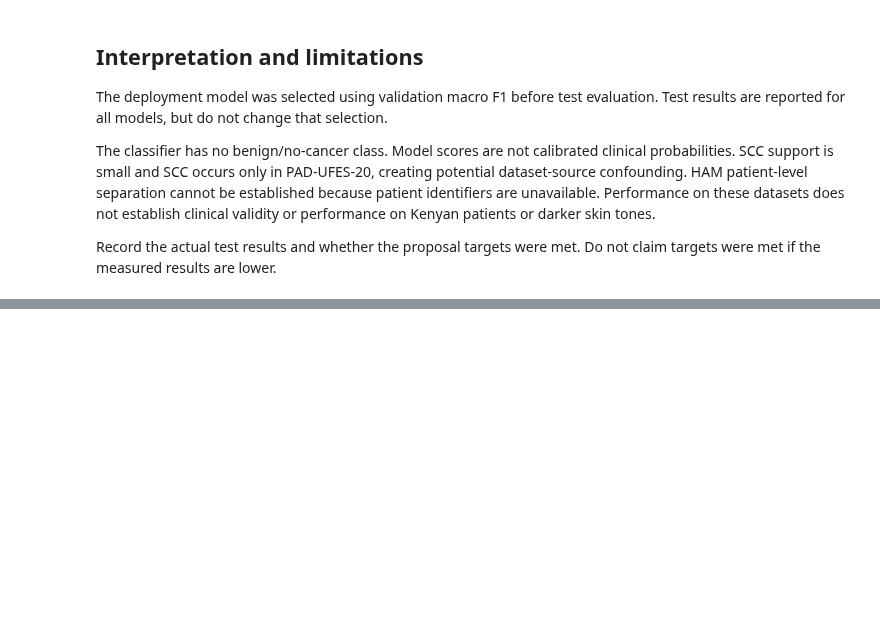
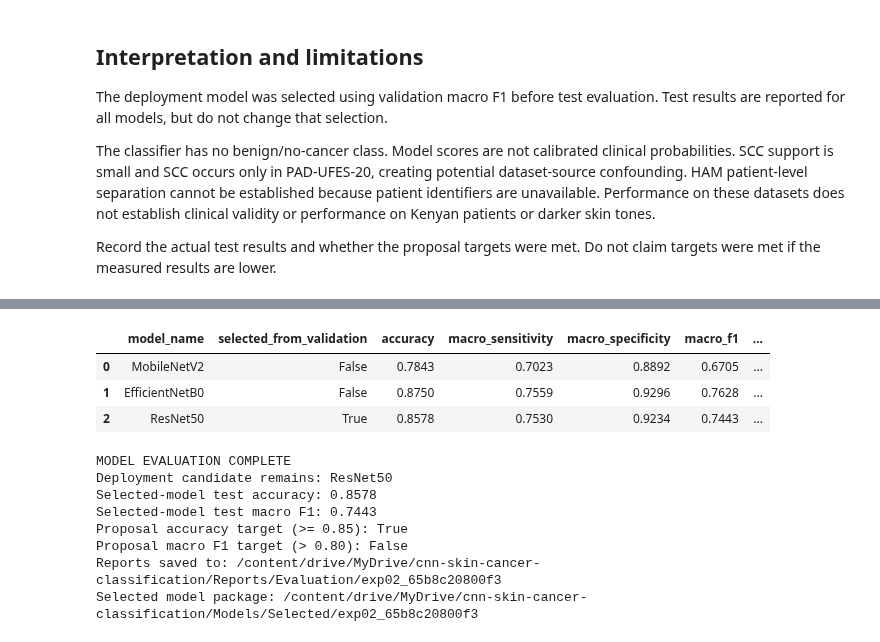
Before and after one commit to Chetalam/cnn-skin-cancer-classification, a Jupyter notebook: notebooks/06_model_evaluation.ipynb, the cells around one changed output, grey strips where cells are left out. Drawn from its saved outputs; the diff is of its cells as text; code cells hidden in the pictures; blank space fills up the shorter version.

```diff
--- a/notebooks/06_model_evaluation.ipynb
+++ b/notebooks/06_model_evaluation.ipynb
@@ -378,0 +814,42 @@ Record the actual test results and whether the proposal targets were met. Do not
+# %%
+comparison = pd.DataFrame(summaries)
+columns = ['model_name', 'selected_from_validation', 'accuracy', 'macro_sensitivity',
+           'macro_specificity', 'macro_f1', 'macro_roc_auc_ovr']
+comparison.to_csv(REPORT_ROOT / 'test_model_comparison.csv', index=False)
+display(comparison[columns].round(4))
+selected_result = next(row for row in summaries if row['model_name'] == SELECTED_NAME)
+write_json(SELECTED_ROOT / 'test_metrics.json', selected_result)
+shutil.copyfile(REPORT_ROOT / SELECTED_NAME / 'per_class_metrics.csv', SELECTED_ROOT / 'per_class_metrics.csv')
+write_json(REPORT_ROOT / 'evaluation_manifest.json', {
+    'run_id': RUN_ID, 'selected_model': SELECTED_NAME,
+    'selection_basis': 'validation macro F1; unchanged after test evaluation',
+    'manifest_hashes': manifest_hashes, 'class_names': CLASS_NAMES,
+    'tensorflow_version': tf.__version__, 'sklearn_version': sklearn.__version__,
+    'evaluated_at_utc': datetime.now(timezone.utc).isoformat(),
+    'test_records': len(test_frame),
+    'evaluation_type': 'follow-up evaluation',
+    'original_test_results_already_inspected': True,
+    'test_images_used_for_gradient_updates': False,
+    'candidate_selected_before_this_evaluation': True,
+})
+print('MODEL EVALUATION COMPLETE')
+print('Deployment candidate remains:', SELECTED_NAME)
+print('Selected-model test accuracy:', round(selected_result['accuracy'], 4))
+print('Selected-model test macro F1:', round(selected_result['macro_f1'], 4))
+print('Proposal accuracy target (>= 0.85):', selected_result['accuracy'] >= 0.85)
+print('Proposal macro F1 target (> 0.80):', selected_result['macro_f1'] > 0.80)
+print('Reports saved to:', REPORT_ROOT)
+print('Selected model package:', SELECTED_ROOT)
+# %% [output]
+|  | model_name | selected_from_validation | accuracy | macro_sensitivity | macro_specificity | macro_f1 | ... |
+| 0 | MobileNetV2 | False | 0.7843 | 0.7023 | 0.8892 | 0.6705 | ... |
+| 1 | EfficientNetB0 | False | 0.8750 | 0.7559 | 0.9296 | 0.7628 | ... |
+| 2 | ResNet50 | True | 0.8578 | 0.7530 | 0.9234 | 0.7443 | ... |
+MODEL EVALUATION COMPLETE
+Deployment candidate remains: ResNet50
+Selected-model test accuracy: 0.8578
+Selected-model test macro F1: 0.7443
+Proposal accuracy target (>= 0.85): True
+Proposal macro F1 target (> 0.80): False
+Reports saved to: /content/drive/MyDrive/cnn-skin-cancer-classification/Reports/Evaluation/exp02_65b8c20800f3
+Selected model package: /content/drive/MyDrive/cnn-skin-cancer-classification/Models/Selected/exp02_65b8c20800f3
```
Also changed, not shown: parts of 9 cells of this notebook.
